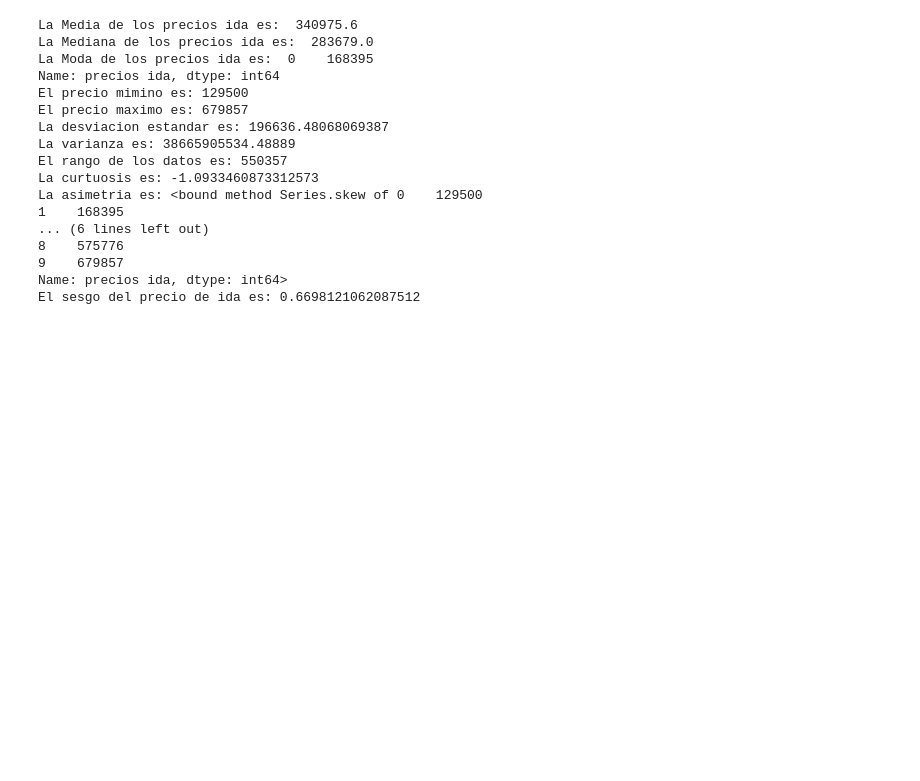
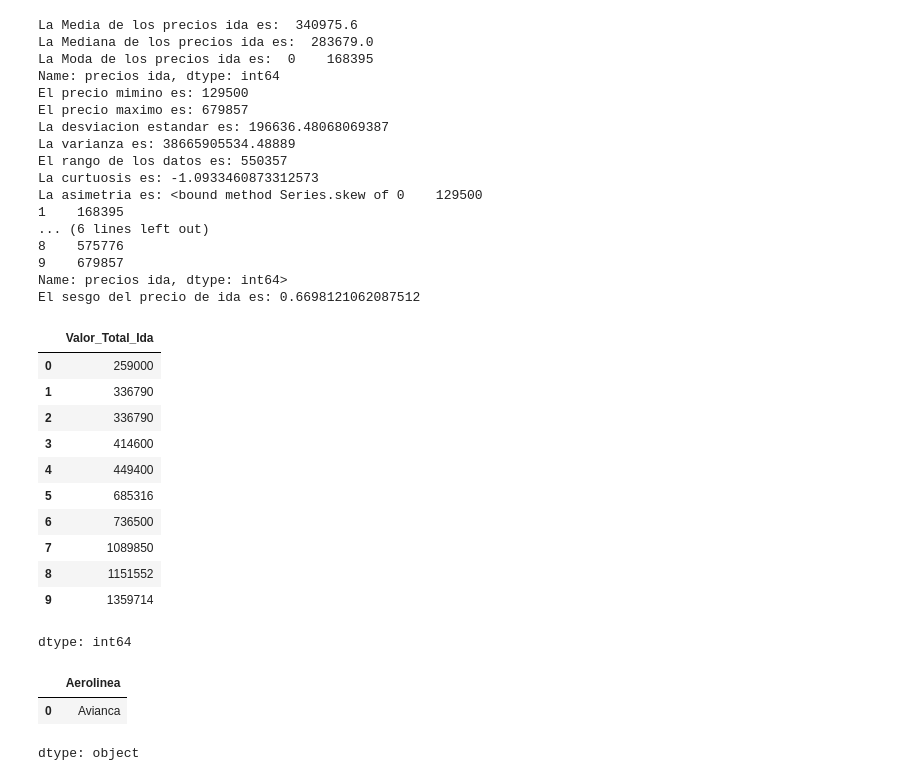
Before and after one commit to Starleen1996/analisis_datos_curso, a Jupyter notebook: pandas_documentos_clase6.ipynb, the cells around one changed output. Cells and saved outputs as stored; diff of their text form; code cells hidden in the pictures; blank space fills up the shorter version.

```diff
--- a/pandas_documentos_clase6.ipynb
+++ b/pandas_documentos_clase6.ipynb
@@ -140,3 +140,24 @@ La asimetria es: <bound method Series.skew of 0    129500
 9    679857
 Name: precios ida, dtype: int64>
 El sesgo del precio de ida es: 0.6698121062087512
+# %%
+df_precios['Valor_Total_Ida']
+# %% [output]
+|  | Valor_Total_Ida |
+| 0 | 259000 |
+| 1 | 336790 |
+| 2 | 336790 |
+| 3 | 414600 |
+| 4 | 449400 |
+| 5 | 685316 |
+| 6 | 736500 |
+| 7 | 1089850 |
+| 8 | 1151552 |
+| 9 | 1359714 |
+dtype: int64
+# %%
+df_precios['Aerolinea'].mode()
+# %% [output]
+|  | Aerolinea |
+| 0 | Avianca |
+dtype: object
```
